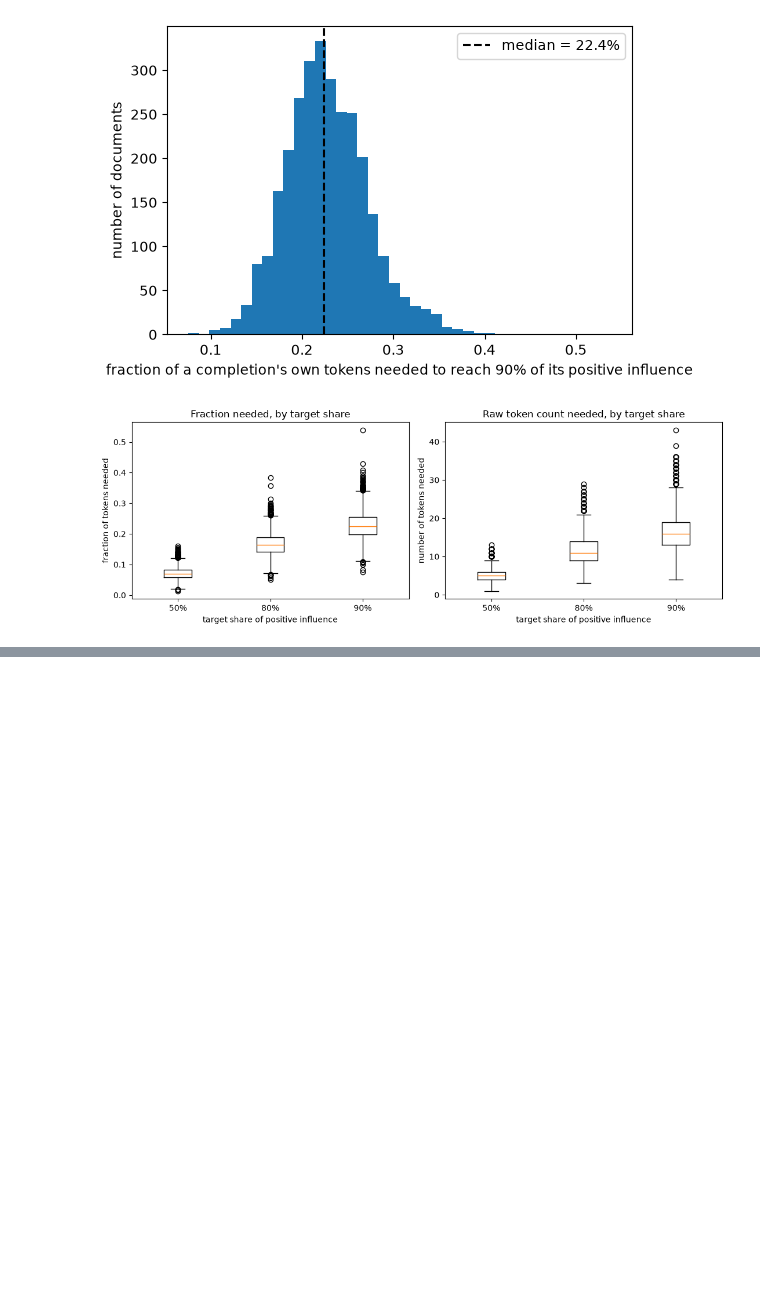
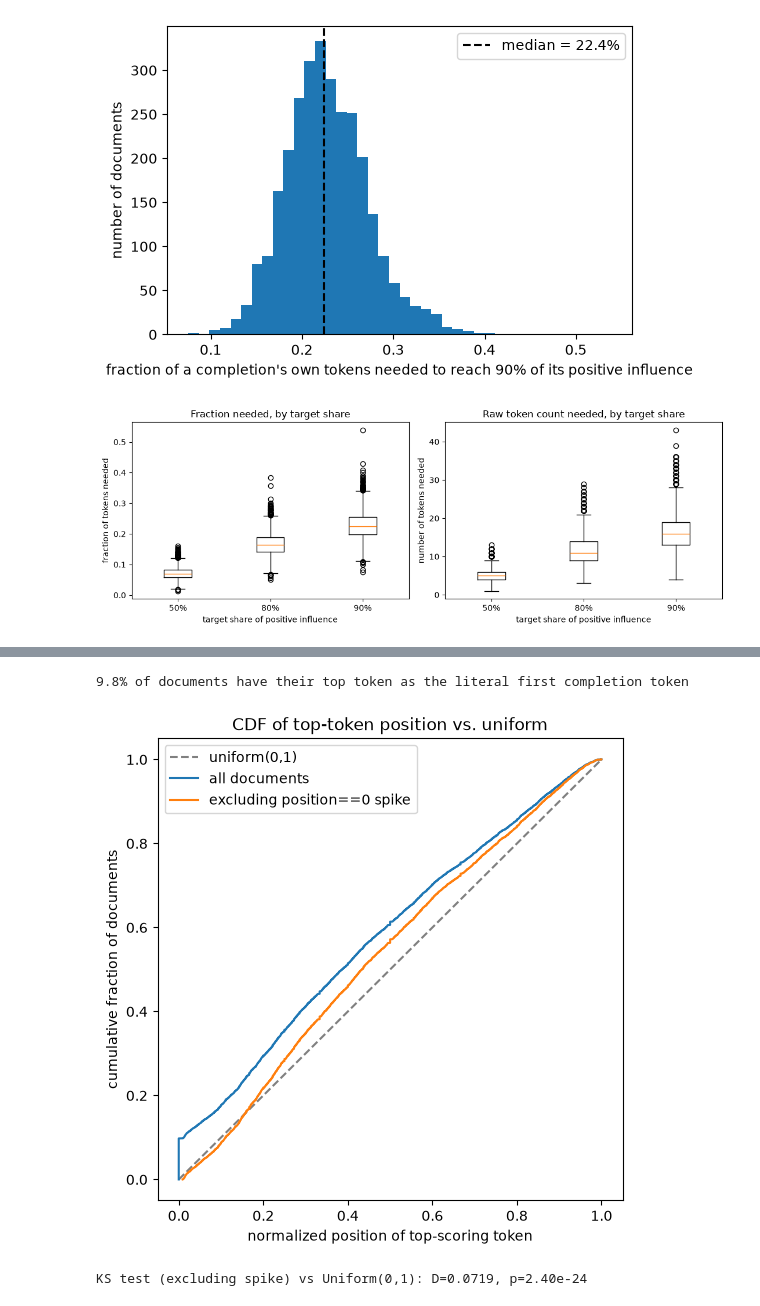
Before and after one commit to tomingebretsencarlson/em_influence, a Jupyter notebook: em_influence/notebooks/tokenIFscores.ipynb, the cells around one changed output, grey strips where cells are left out. Drawn from its saved outputs; the diff is of its cells as text; code cells hidden in the pictures; blank space fills up the shorter version.

```diff
--- a/em_influence/notebooks/tokenIFscores.ipynb
+++ b/em_influence/notebooks/tokenIFscores.ipynb
@@ -670,0 +902,37 @@ plt.show()
+# %%
+from scipy.stats import kstest
+
+# CDF of the top-token position: the full distribution, the same thing with
+# the position==0 spike excluded (documents whose top token literally IS
+# the first completion token -- a discrete, separate phenomenon, not the
+# tail of a continuous "near the start" effect), and the theoretical
+# Uniform(0,1) CDF for reference. Deviation from the diagonal directly
+# shows where/how much the real distribution departs from uniform.
+spike_mask = normalized_top_position == 0
+frac_spike = spike_mask.mean()
+print(f"{frac_spike:.1%} of documents have their top token as the literal first completion token")
+
+full_sorted = np.sort(normalized_top_position.to_numpy())
+excl_sorted = np.sort(normalized_top_position[~spike_mask].to_numpy())
+full_cdf_y = np.arange(1, len(full_sorted) + 1) / len(full_sorted)
+excl_cdf_y = np.arange(1, len(excl_sorted) + 1) / len(excl_sorted)
+
+fig, ax = plt.subplots(figsize=(6, 6))
+ax.plot([0, 1], [0, 1], linestyle="--", color="gray", label="uniform(0,1)")
+ax.plot(full_sorted, full_cdf_y, label="all documents")
+ax.plot(excl_sorted, excl_cdf_y, label="excluding position==0 spike")
+ax.set_xlabel("normalized position of top-scoring token")
+ax.set_ylabel("cumulative fraction of documents")
+ax.set_title("CDF of top-token position vs. uniform")
+ax.legend()
+fig.savefig(OUTPUT_DIR / f"{output_name}_top_token_position_cdf.png", dpi=150, bbox_inches="tight")
+plt.show()
+
+# Formal test, excluding the spike, rather than just eyeballing the gap
+# between the curves above.
+ks_stat, ks_p = kstest(normalized_top_position[~spike_mask], "uniform")
+print(f"KS test (excluding spike) vs Uniform(0,1): D={ks_stat:.4f}, p={ks_p:.2e}")
+# %% [output]
+9.8% of documents have their top token as the literal first completion token
+[figure, added]
+KS test (excluding spike) vs Uniform(0,1): D=0.0719, p=2.40e-24
```
Also changed, not shown: parts of 13 cells of this notebook.
